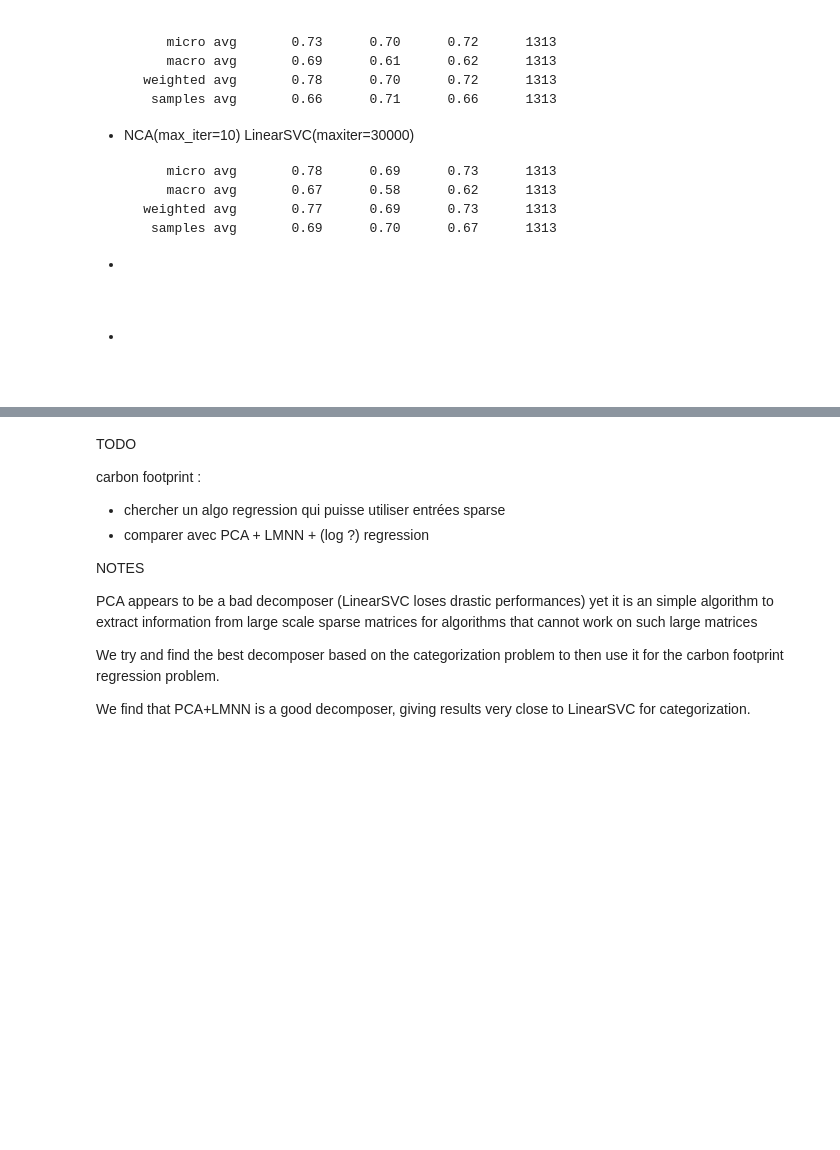
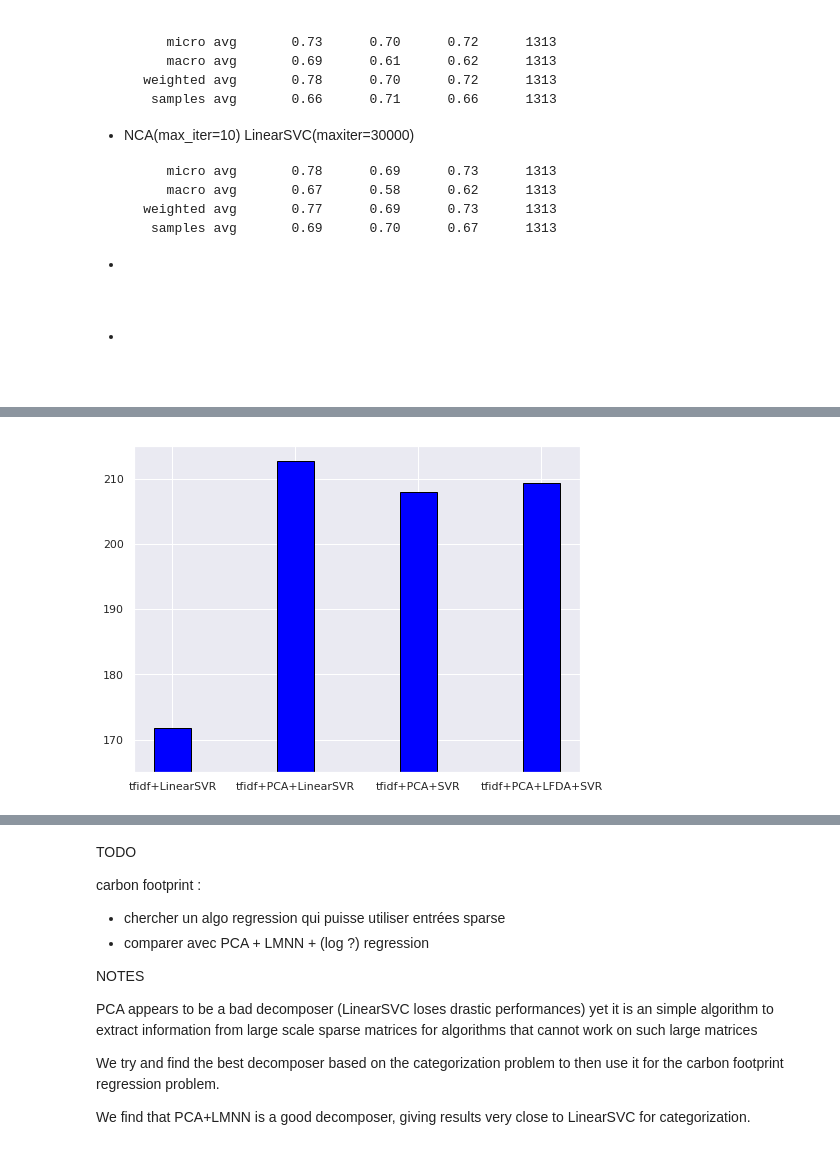
Before and after one commit to lgerrets/graphsml18-openfoodfacts, a Jupyter notebook: off-graphs2.ipynb, the cells around one changed output, grey strips where cells are left out. Saved outputs shown, nothing was run; the diff lists cells and outputs as text; code cells hidden in the pictures; blank space fills up the shorter version.

```diff
--- a/off-graphs2.ipynb
+++ b/off-graphs2.ipynb
@@ -229,8 +233,8 @@ decomposition_learner = Pipeline([
     ('vectorizer', CountVectorizer(strip_accents='unicode', min_df=5, preprocessor=preprocess)),
     ('tfidf', TfidfTransformer()),
     ('pca', TruncatedSVD(64)), # need this to transform above obtained sparse matrix
-    ('metric_decomp', metric_learn.LFDA(k=8,embedding_type='weighted')) # does not impact the results much
-  #  ('metric_decomp', metric_learn.LMNN(k=5,learn_rate=1e-5,min_iter=1,max_iter=3))
+  #  ('metric_decomp', metric_learn.LFDA(k=8,embedding_type='weighted')) # does not impact the results much
+    ('metric_decomp', metric_learn.LMNN(k=3,learn_rate=1e-7,min_iter=10,max_iter=10))
   #  ('metric_decomp', metric_learn.NCA(max_iter=10))
 ])
 
@@ -244,7 +243,7 @@ TypeError: All intermediate steps should be transformers and implement fit and t
 # %%
 classifier = Pipeline([
-  #  ('clf', OneVsRestClassifier(LinearSVC())),
-    ('clf', KNeighborsClassifier(n_neighbors=5))
+   # ('clf', OneVsRestClassifier(LinearSVC())),
+    ('clf', KNeighborsClassifier(n_neighbors=5,weights='distance'))
 ])
 
 classifier.fit(X_proj[idx_train],y_train)
@@ -360,0 +726,18 @@ en:sugary-snacks       0.89      0.73      0.80       231
+# %%
+df_co2 = pd.read_csv("data/fr.openfoodfacts.org.products.csv",
+                       delimiter='\t',
+                       encoding='utf-8',
+                     #    nrows = 300000,
+                      usecols=['product_name',
+                               'ingredients_text',
+                               'nutrition-score-fr_100g', 'carbon-footprint_100g',
+                             #  'energy_100g', 'fat_100g',
+                             #  'carbohydrates_100g', 'sugars_100g', 'proteins_100g', 'salt_100g', 'sodium_100g',
+                              'categories_tags','countries_tags','categories'
+                              ],
+                      )
+df_co2 = df_co2[pd.notnull(df_co2['ingredients_text'])]
+df_co2 = df_co2[pd.notnull(df_co2['carbon-footprint_100g'])]
+df_co2 = df_co2[np.array(df_co2['carbon-footprint_100g']) != 0]
+print(len(df_co2))
+df_co2.head(n=5)
@@ -360,0 +818,17 @@ en:sugary-snacks       0.89      0.73      0.80       231
+# %%
+plt.figure(figsize=(8,6))
+
+r1 = np.arange(len(clfs))
+
+# Create blue bars
+plt.bar(r1, L1_error_stats.mean(axis=1)*t_std, width=0.3, color='blue', edgecolor='black')
+
+# general layout
+plt.xticks([r for r in r1], [_[1:] for _ in projs])
+plt.ylabel('')
+plt.ylim([165,215])
+
+# Show graphic
+plt.show()
+# %% [output]
+[figure, added]
```
Also changed, not shown: parts of 24 cells of this notebook.
